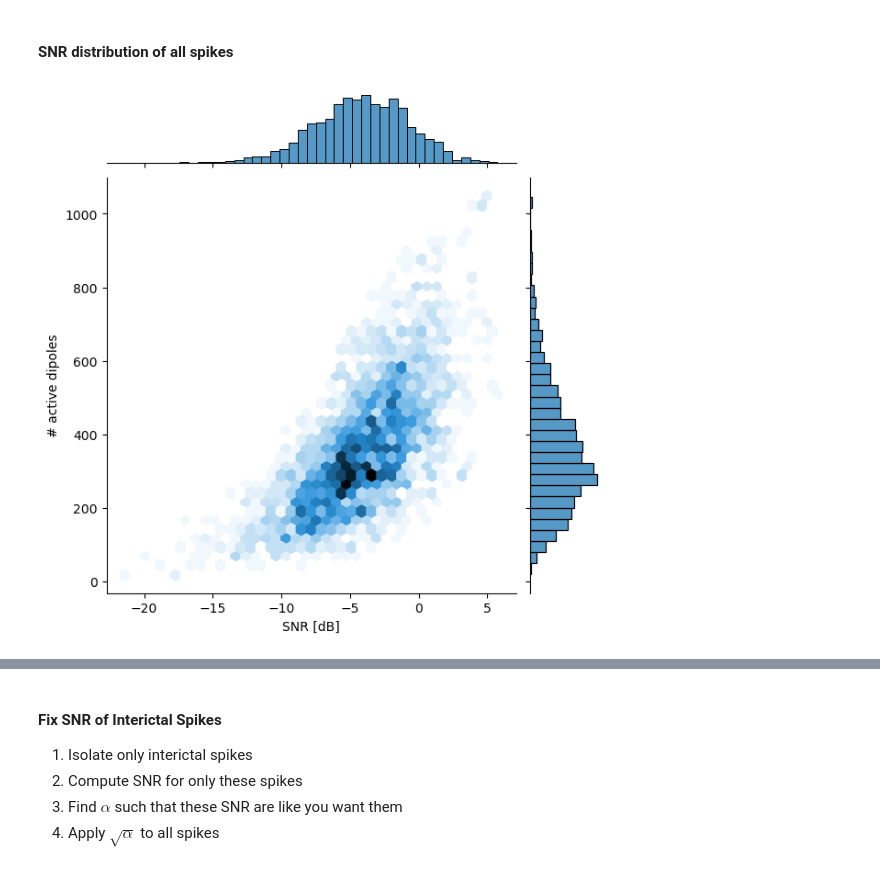
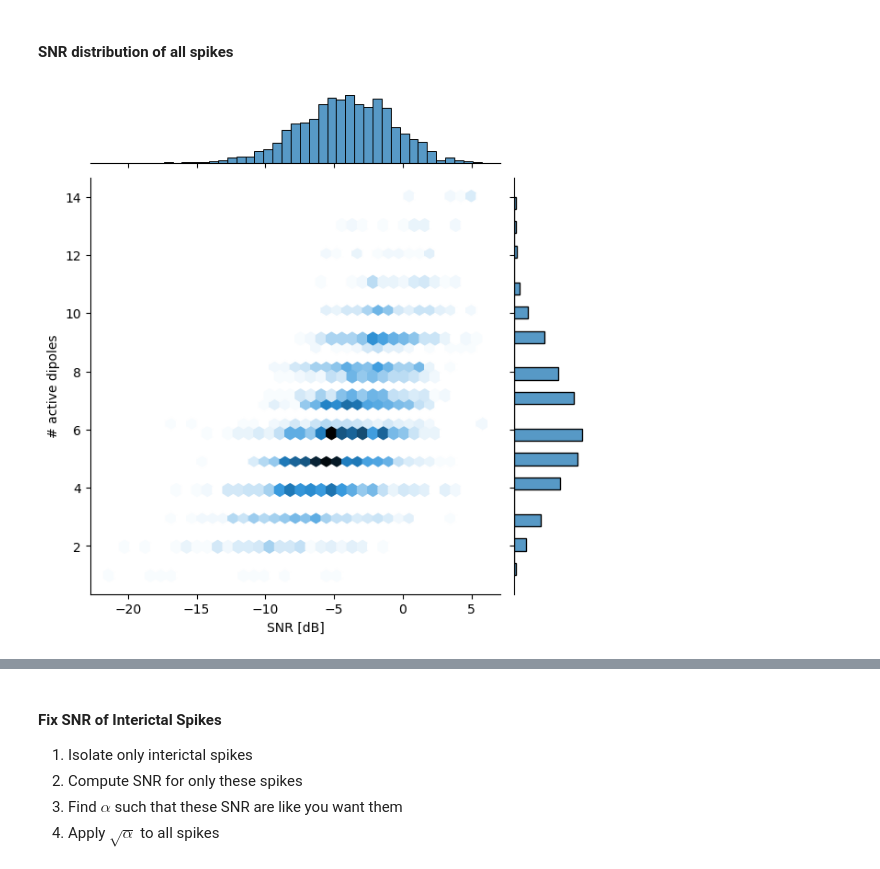
Before and after one commit to NinoHerve/mindmap, a Jupyter notebook: simulations/project_eeg.ipynb, the cells around one changed output, grey strips where cells are left out. Saved outputs shown, nothing was run; the diff lists cells and outputs as text; code cells hidden in the pictures.

```diff
--- a/simulations/project_eeg.ipynb
+++ b/simulations/project_eeg.ipynb
@@ -18,7 +18,7 @@ sub = "sub-001"
 mm.io.read_config("../configurations/vep.yml", env=True)
 
 # data
-data   = mm.io.read_dataset(sub, "sim", "fwd", "eeg_tmp", "ez")
+data   = mm.io.read_dataset(sub, "sim", "fwd", "eeg_tmp", "ez", "sim_tvb")
 labels = np.array(data["sim"].labels)
 
 # parameters
@@ -39,6 +39,10 @@ fwd = mne.convert_forward_solution(
 )
 
 fwd  = fwd["sol"]["data"].astype("float64")
+# %%
+for time_serie in data["sim_tvb"]["source_signal"].T:
+    sns.lineplot(x=data["sim_tvb"]["time_steps"], y=time_serie)
+plt.show()
 # %%
 def compute_snr_distribution(spikes):
     snr, snr_ez             = [], []
@@ -86,22 +103,22 @@ def compute_snr_distribution(spikes):
 # %%
 # find spikes
 spikes = []
 for i, time_serie in enumerate(data["sim"].data):
     times = sp.signal.find_peaks(time_serie, height=thresh)[0]
     spikes.append([times, [i]*len(times)])
 
 # sort spikes
 spikes     = np.hstack(spikes)    # shape = (2, n_spikes), spikes[0] -> spike times (index), spikes[1] -> region id
 sorted_idx = np.argsort(spikes[0])
 spikes = spikes[:,sorted_idx]
 
 # Compute snr distribution
 snr, n_dipoles, n_regions, snr_ez, n_dipoles_ez, n_regions_ez = compute_snr_distribution(spikes)
 
 # plot
-sns.jointplot(x=snr, y=n_dipoles, kind="hex")
+sns.jointplot(x=snr, y=n_regions, kind="hex")
 plt.xlabel("SNR [dB]")
 plt.ylabel("# active dipoles")
 plt.show()
 # %% [output]
-[figure, old version]
+[figure, new version]
```
Also changed, not shown: parts of 9 cells of this notebook, 12 other files.
